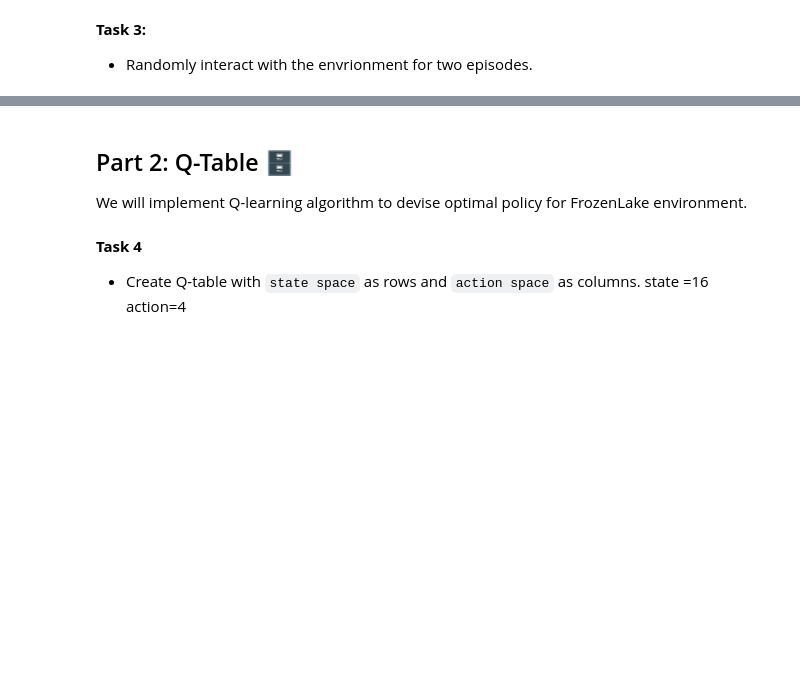
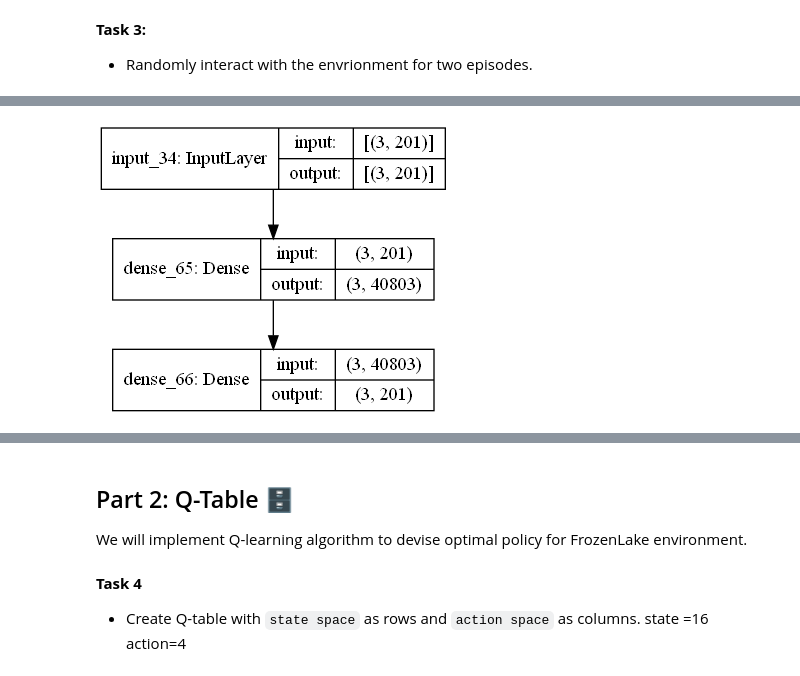
Before and after one commit to mikevdmeijden/1BM120, a Jupyter notebook: Main/BKP_Project.ipynb, the cells around one changed output, grey strips where cells are left out. Saved outputs shown, nothing was run; the diff lists cells and outputs as text; code cells hidden in the pictures; blank space fills up the shorter version.

```diff
--- a/Main/BKP_Project.ipynb
+++ b/Main/BKP_Project.ipynb
@@ -149,0 +184,18 @@ Total reward =   183
+# %%
+def get_model(item_count=action_space):
+    input_weights = tf.keras.Input((item_count+1),3)
+    #input_prices = tf.keras.Input((item_count,))
+    #input_limits = tf.keras.Input((item_count,))
+
+    #inputs_concat = tf.keras.layers.Concatenate()([input_weights, input_prices, input_limits])
+
+    picks = tf.keras.layers.Dense((item_count+1) ** 2 + (item_count+1) * 2, activation="sigmoid")(input_weights)
+    picks = tf.keras.layers.Dense(item_count+1, activation="sigmoid")(picks)
+    model = tf.keras.Model(inputs=input_weights, outputs=picks)
+    return model
+# %%
+model = get_model()
+model_target = get_model()
+keras.utils.plot_model(model, show_shapes=True)
+# %% [output]
+[figure, added]
```
Also changed, not shown: parts of 14 cells of this notebook, 1 other file.
